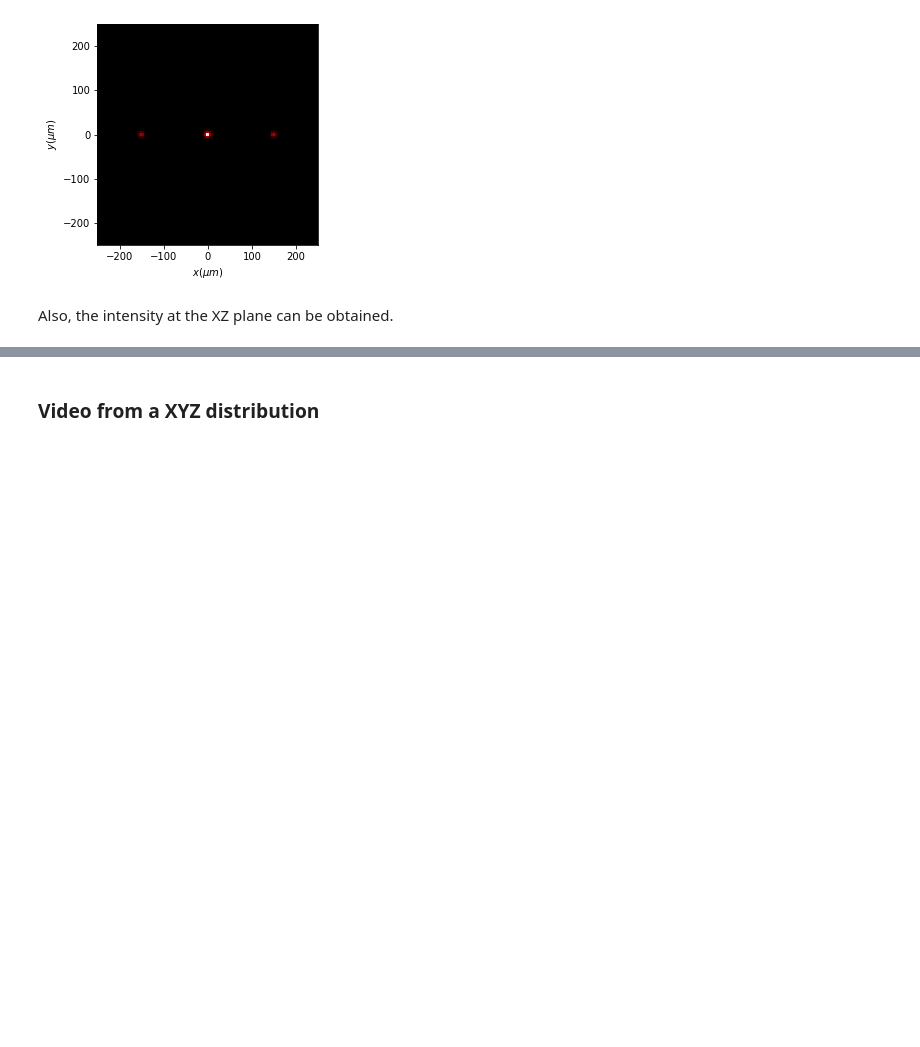
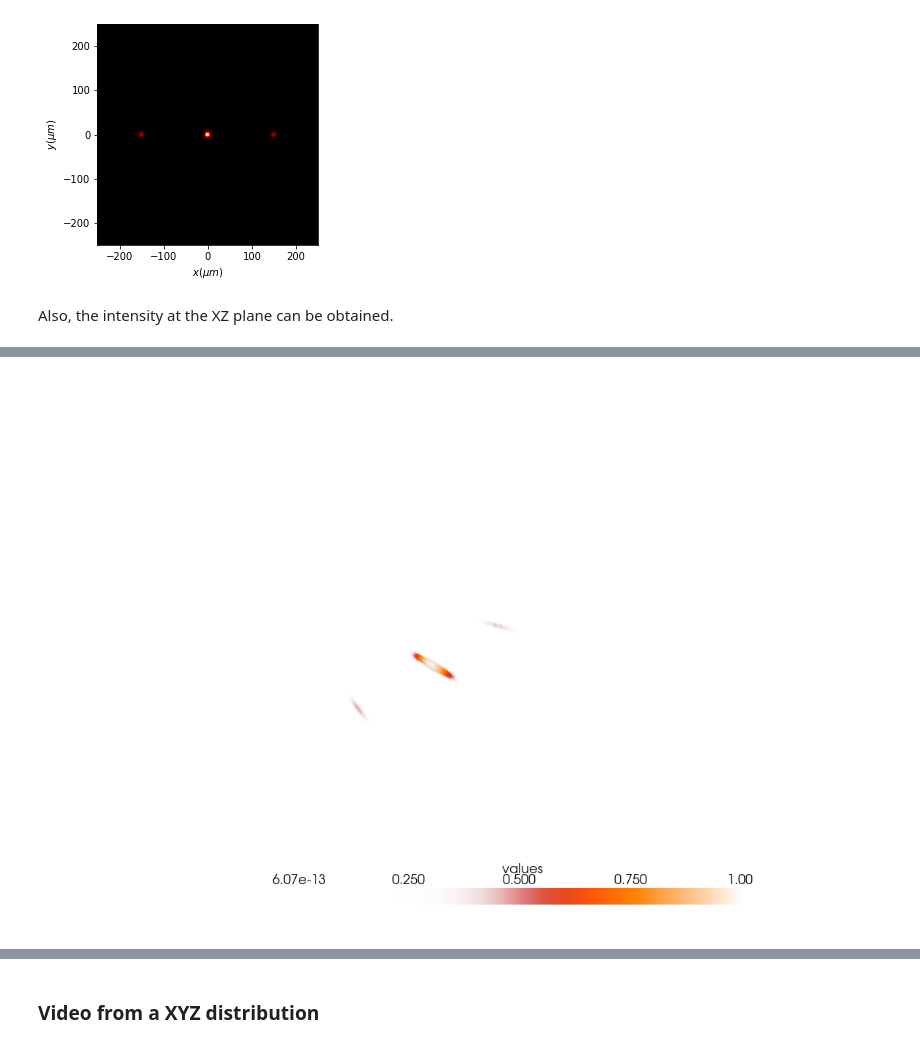
Before and after one commit to aocg-ucm/diffractio, a Jupyter notebook: docs/source/tutorial_scalar/scalar_XYZ/tutorial_xyz.ipynb, the cells around one changed output, grey strips where cells are left out. Saved outputs shown, nothing was run; the diff lists cells and outputs as text; code cells hidden in the pictures; blank space fills up the shorter version.

```diff
--- a/docs/source/tutorial_scalar/scalar_XYZ/tutorial_xyz.ipynb
+++ b/docs/source/tutorial_scalar/scalar_XYZ/tutorial_xyz.ipynb
@@ -193,2 +193,4 @@ plt.ylim(-100, 100)
 # %%
-uxyz.draw_XYZ(logarithm=False, normalize='maximum')
+uxyz.draw_XYZ(logarithm=1e1,)
+# %% [output]
+[figure, added]
```
Also changed, not shown: parts of 19 cells of this notebook, 37 other files.
